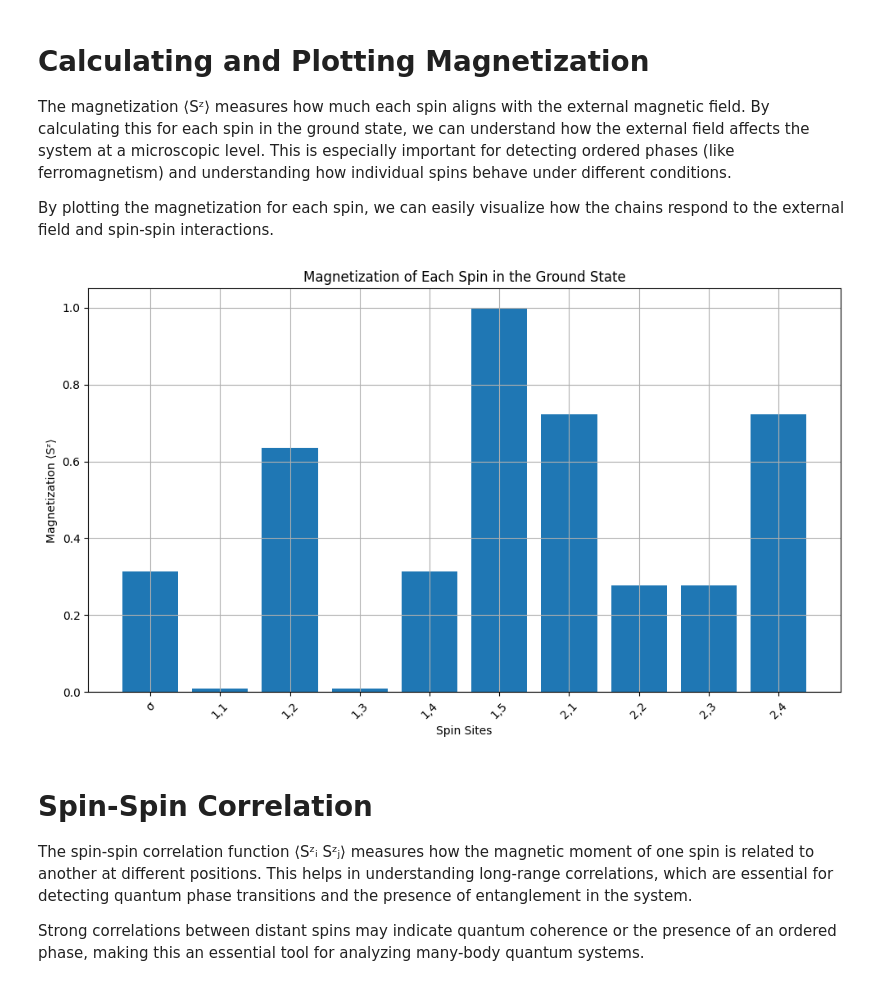
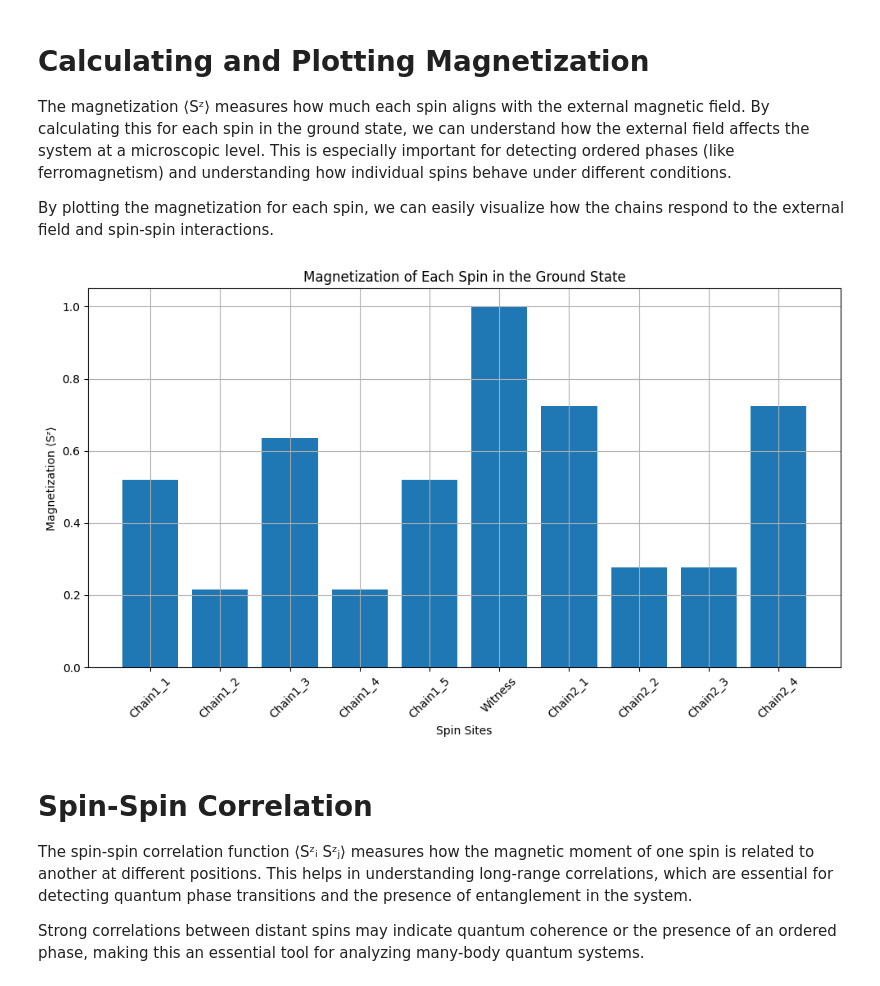
Before and after one commit to DanyloKolesnyk/QuantumMLChronicles, a Jupyter notebook: Ising_model/ising_classical.ipynb, the cells around one changed output. Drawn from its saved outputs; the diff is of its cells as text; code cells hidden in the pictures.

```diff
--- a/Ising_model/ising_classical.ipynb
+++ b/Ising_model/ising_classical.ipynb
@@ -137,7 +137,7 @@ Each step adds a piece of the total Hamiltonian matrix. The function is structur
 
 By building the Hamiltonian in this piecewise manner, we capture both local and long-range interactions, making it a comprehensive model for studying the quantum behavior of this spin system.
 # %%
-def build_hamiltonian(verbose=False, connected_spin_index=2):
+def build_hamiltonian(verbose=False, connected_spin_index=2, H_field=1.0, J0=1.0):
     """Build the Hamiltonian for the system."""
     if verbose:
         print("Building Hamiltonian...")
@@ -226,10 +226,16 @@ Once the Hamiltonian is built, the next step is to diagonalize it. Diagonalizati
 The eigenvalues provide insight into the system's energy spectrum, while the eigenvectors are the quantum states that we will analyze further. This step is computationally intensive but is essential for understanding the system's quantum properties.
 # %%
 def diagonalize_hamiltonian(H):
-    """Diagonalize the Hamiltonian and return eigenvalues and eigenvectors."""
+    """Diagonalize the Hamiltonian and return sorted eigenvalues and eigenvectors."""
     print("Diagonalizing Hamiltonian...")
-    eigenvalues, eigenvectors = spla.eigsh(H, k=10, which='SA')
-    return eigenvalues, eigenvectors
+    eigenvalues, eigenvectors = spla.eigsh(H, k=100, which='SA')
+
+    # Sort the eigenvalues and corresponding eigenvectors in ascending order
+    sorted_indices = np.argsort(eigenvalues)
+    sorted_eigenvalues = eigenvalues[sorted_indices]
+    sorted_eigenvectors = eigenvectors[:, sorted_indices]
+
+    return sorted_eigenvalues, sorted_eigenvectors
 # %% [markdown]
 # Main Execution and Initial Results
 In this section, we bring everything together by initializing the system, constructing the Hamiltonian, and then diagonalizing it to obtain the energy levels. The system's energy spectrum tells us about its possible quantum states and helps identify degenerate states, which are important for understanding symmetry and phase transitions.
@@ -337,44 +677,45 @@ By plotting the magnetization for each spin, we can easily visualize how the cha
 # %%
 def compute_magnetization(ground_state):
     """Compute the magnetization for each spin in the system."""
     magnetizations = []
     for site in range(N):
-        if site == 0:
-            # sigma_0
-            op_list = [sz] + [identity]*(N - 1)
-        elif 1 <= site <= N1:
-            # Chain 1 spins
-            op_list = [identity] + [identity]*(site - 1) + [sz] + [identity]*(N - site - 1)
-        else:
-            # Chain 2 spins
-            idx = site - N1
-            op_list = [identity] + [identity]*N1 + [identity]*(idx - 1) + [sz] + [identity]*(N2 - idx)
+        op_list = [identity] * N
+        op_list[site] = sz  # Set sz at the current site
         S_z = kron_n(op_list)
         mag = np.vdot(ground_state, S_z.dot(ground_state)).real
         magnetizations.append(mag)
     return magnetizations
+
 
 # Compute the magnetization
 ground_state = eigenvectors[:, 0]  # The ground state is the first eigenvector
 magnetizations = compute_magnetization(ground_state)
 
 def plot_magnetization(magnetizations):
     """Plot the magnetization of each spin."""
-    spin_labels = ['σ'] + [f'1,{i+1}' for i in range(N1)] + [f'2,{i+1}' for i in range(N2)]
+    spin_labels = []
+    for site in range(N):
+        if site < N1:
+            spin_labels.append(f'Chain1_{site+1}')
+        elif site == N1:
+            spin_labels.append('Witness')
+        else:
+            spin_labels.append(f'Chain2_{site - N1}')
     plt.figure(figsize=(10, 6))
     plt.bar(spin_labels, magnetizations)
     plt.xlabel('Spin Sites')
     plt.ylabel('Magnetization ⟨Sᶻ⟩')
     plt.title('Magnetization of Each Spin in the Ground State')
     plt.xticks(rotation=45)
     plt.grid(True)
     plt.tight_layout()
     plt.show()
 
+
 # Plot the magnetization
 plot_magnetization(magnetizations)
 # %% [output]
-[figure, old version]
+[figure, new version]
 # %% [markdown]
 # Spin-Spin Correlation
 The spin-spin correlation function ⟨Sᶻᵢ Sᶻⱼ⟩ measures how the magnetic moment of one spin is related to another at different positions. This helps in understanding long-range correlations, which are essential for detecting quantum phase transitions and the presence of entanglement in the system.
```
Also changed, not shown: parts of 29 cells of this notebook, 1 other file.
